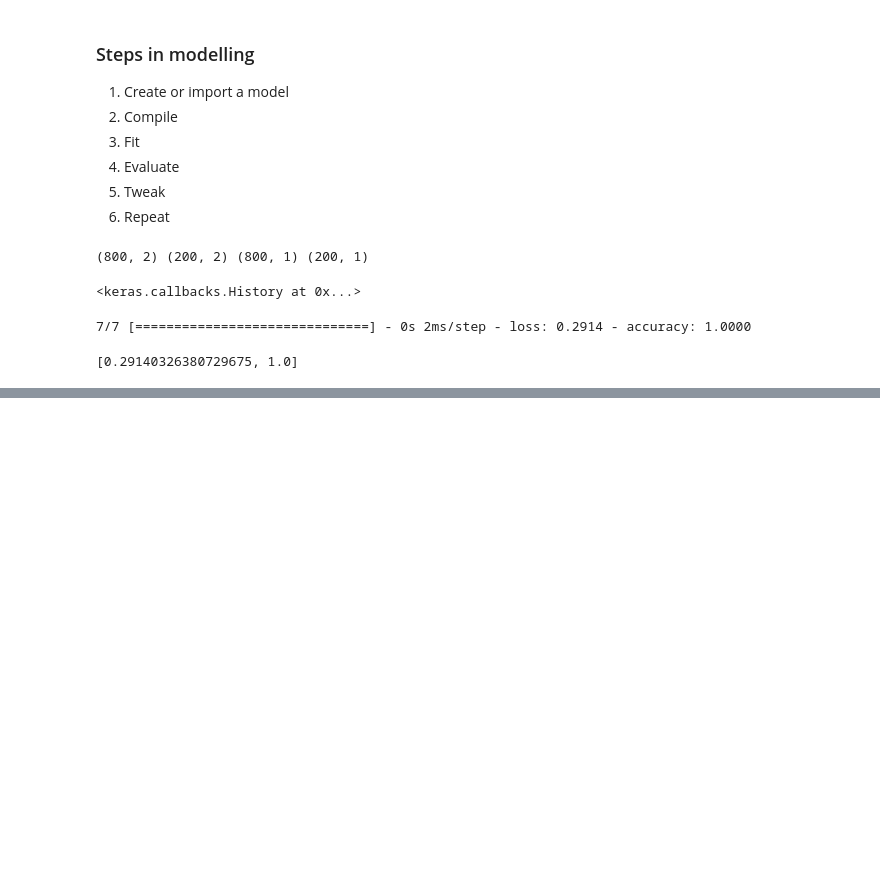
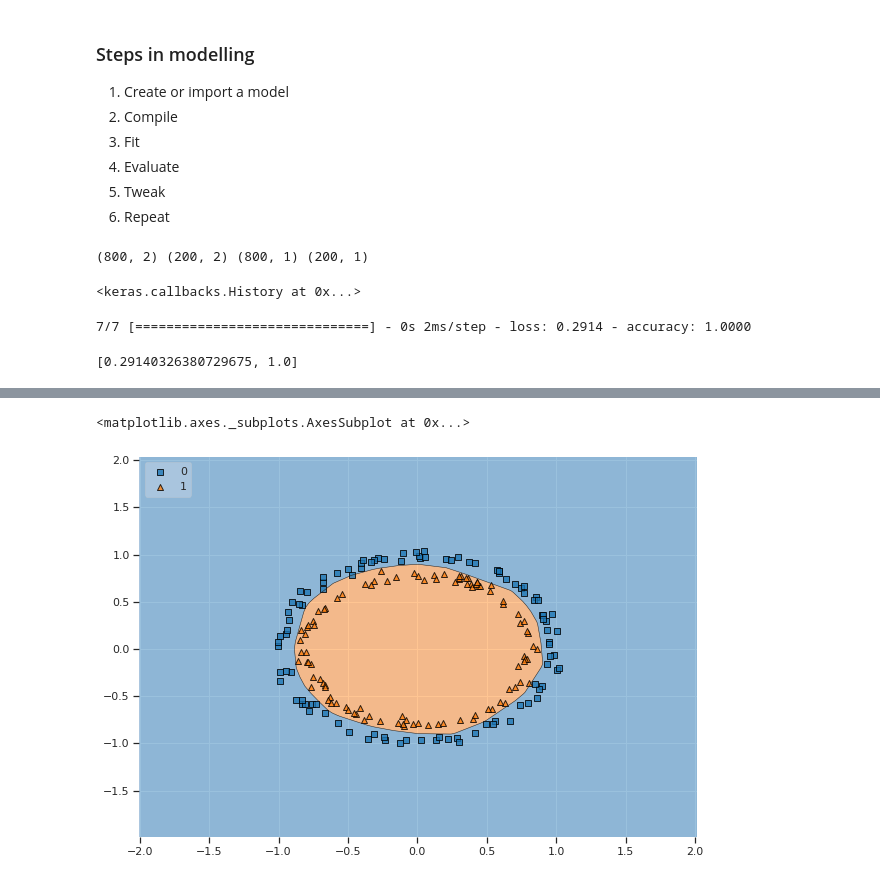
Before and after one commit to Shreyas-13/Tensorflow-Developer, a Jupyter notebook: 02_NeuralNetwork__Classification.ipynb, the cells around one changed output, grey strips where cells are left out. Saved outputs shown, nothing was run; the diff lists cells and outputs as text; code cells hidden in the pictures; blank space fills up the shorter version.

```diff
--- a/02_NeuralNetwork__Classification.ipynb
+++ b/02_NeuralNetwork__Classification.ipynb
@@ -106,0 +117,10 @@ model.evaluate(X_test, y_test)
+# %%
+from mlxtend.plotting import plot_decision_regions
+
+plt.figure(figsize=(10,7))
+
+plot_decision_regions(X_test.to_numpy(), y_test.to_numpy().ravel(), clf=model,
+                      legend=2)
+# %% [output]
+<matplotlib.axes._subplots.AxesSubplot at 0x...>
+[figure, added]
```
Also changed, not shown: parts of 1 cell of this notebook.
